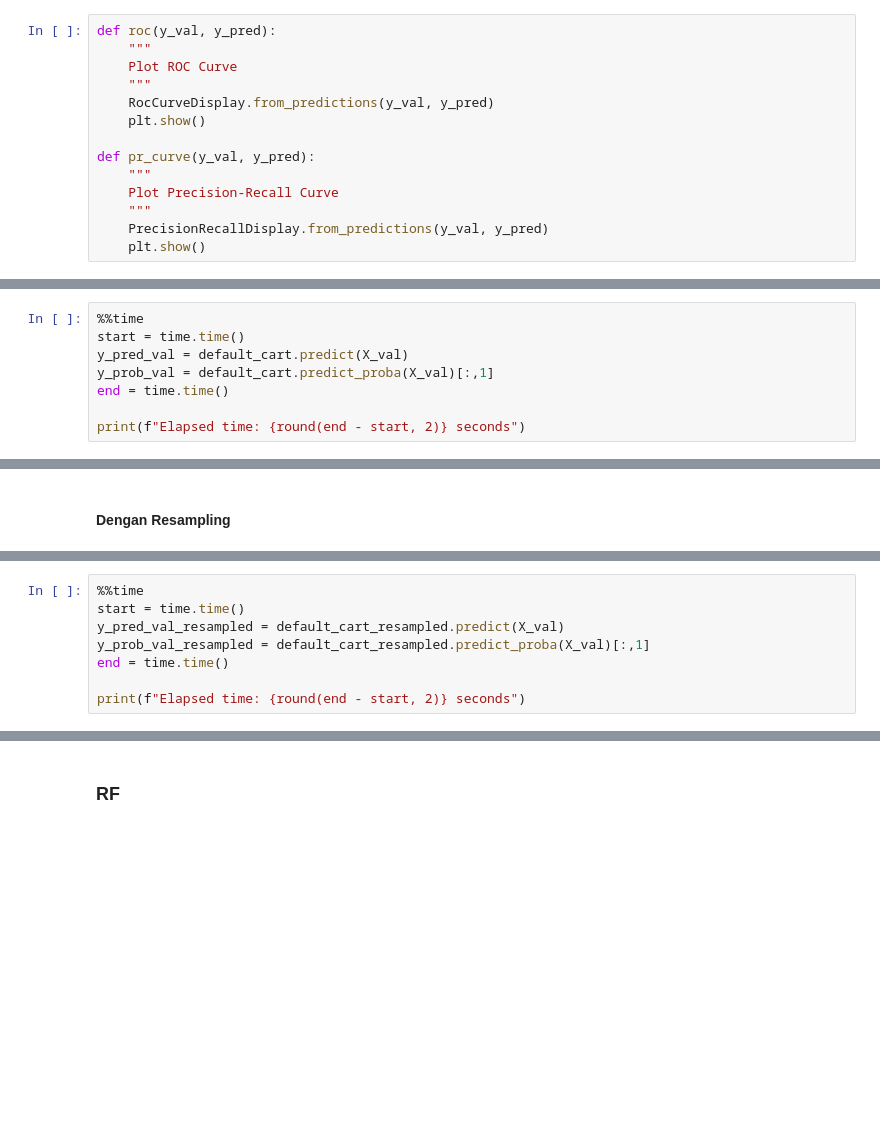
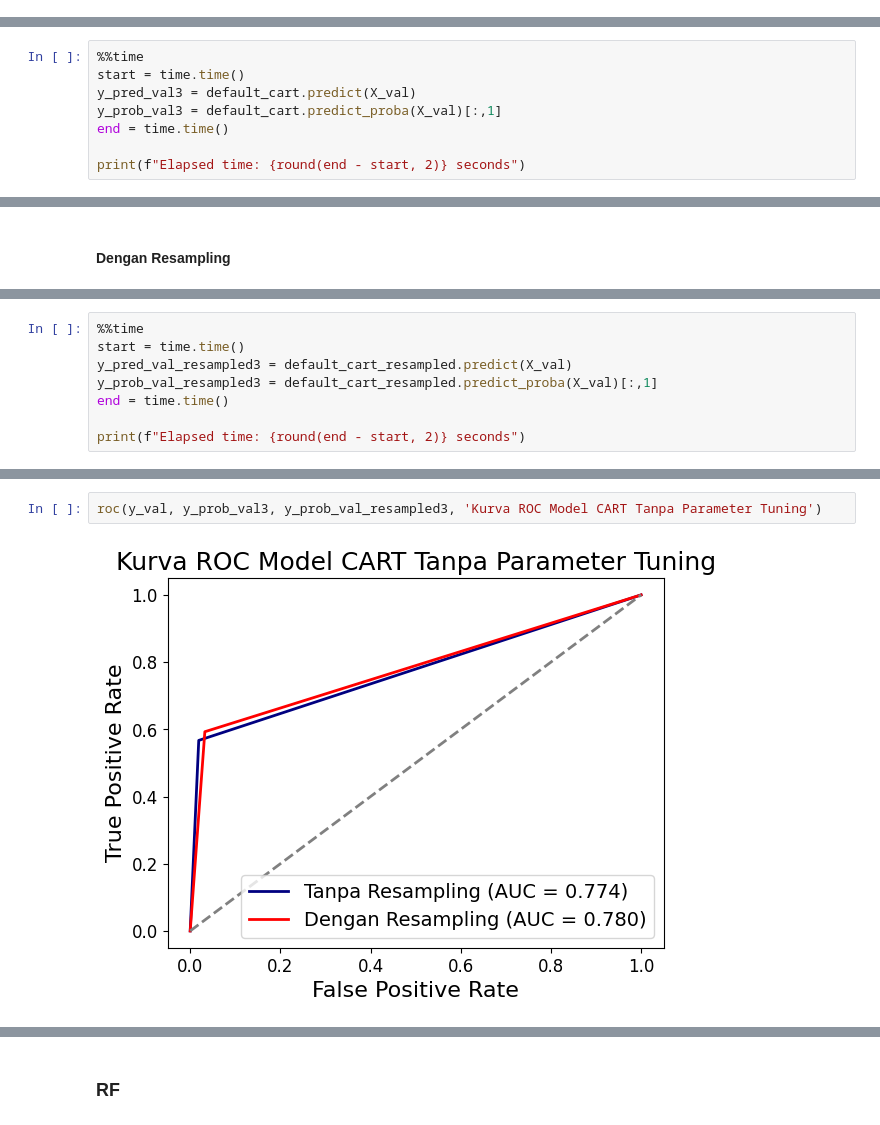
Before and after one commit to aryap-putra/itb-final-project, a Jupyter notebook: Final_Project_Notebook.ipynb, the cells around one changed output, grey strips where cells are left out. Drawn from its saved outputs; the diff is of its cells as text; blank space fills up the shorter version.

```diff
--- a/Final_Project_Notebook.ipynb
+++ b/Final_Project_Notebook.ipynb
@@ -280,17 +280,3 @@ X_undersampled, y_undersampled = under_sampler.fit_resample(X_train, y_train)
 X_train_resampled, y_train_resampled = over_sampler.fit_resample(X_undersampled, y_undersampled)
 # %% [markdown]
 # Modelling
-# %%
-def roc(y_val, y_pred):
-    """
-    Plot ROC Curve
-    """
-    RocCurveDisplay.from_predictions(y_val, y_pred)
-    plt.show()
-
-def pr_curve(y_val, y_pred):
-    """
-    Plot Precision-Recall Curve
-    """
-    PrecisionRecallDisplay.from_predictions(y_val, y_pred)
-    plt.show()
@@ -333,8 +402,8 @@ Wall time: 59.5 s
 # %%
 %%time
 start = time.time()
-y_pred_val = default_cart.predict(X_val)
-y_prob_val = default_cart.predict_proba(X_val)[:,1]
+y_pred_val3 = default_cart.predict(X_val)
+y_prob_val3 = default_cart.predict_proba(X_val)[:,1]
 end = time.time()
 
 print(f"Elapsed time: {round(end - start, 2)} seconds")
@@ -384,8 +447,8 @@ Wall time: 25.6 s
 # %%
 %%time
 start = time.time()
-y_pred_val_resampled = default_cart_resampled.predict(X_val)
-y_prob_val_resampled = default_cart_resampled.predict_proba(X_val)[:,1]
+y_pred_val_resampled3 = default_cart_resampled.predict(X_val)
+y_prob_val_resampled3 = default_cart_resampled.predict_proba(X_val)[:,1]
 end = time.time()
 
 print(f"Elapsed time: {round(end - start, 2)} seconds")
@@ -421,0 +479,4 @@ Precision-Recall Curve:
+# %%
+roc(y_val, y_prob_val3, y_prob_val_resampled3, 'Kurva ROC Model CART Tanpa Parameter Tuning')
+# %% [output]
+[figure, added]
```
Also changed, not shown: parts of 71 cells of this notebook.
